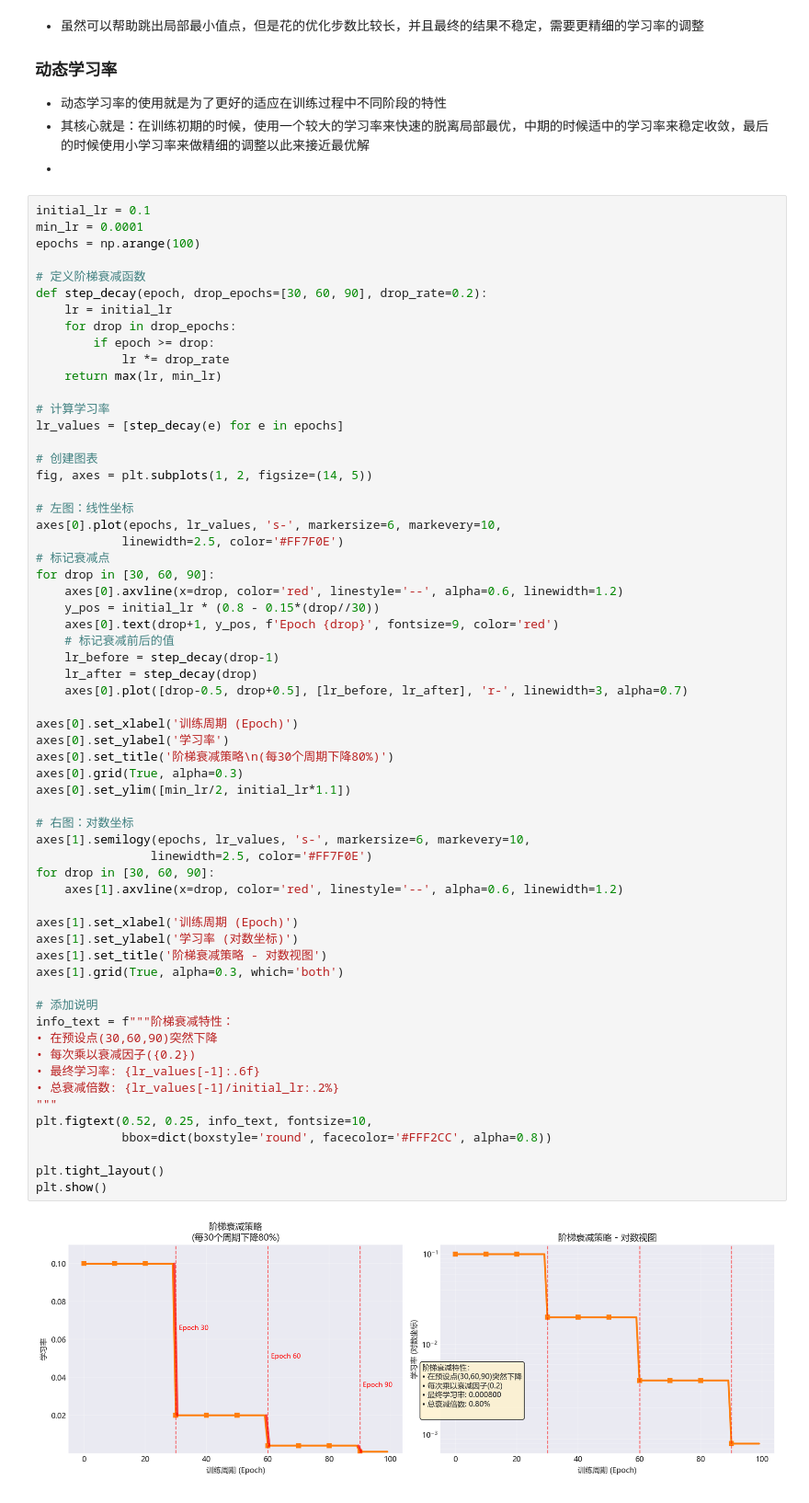
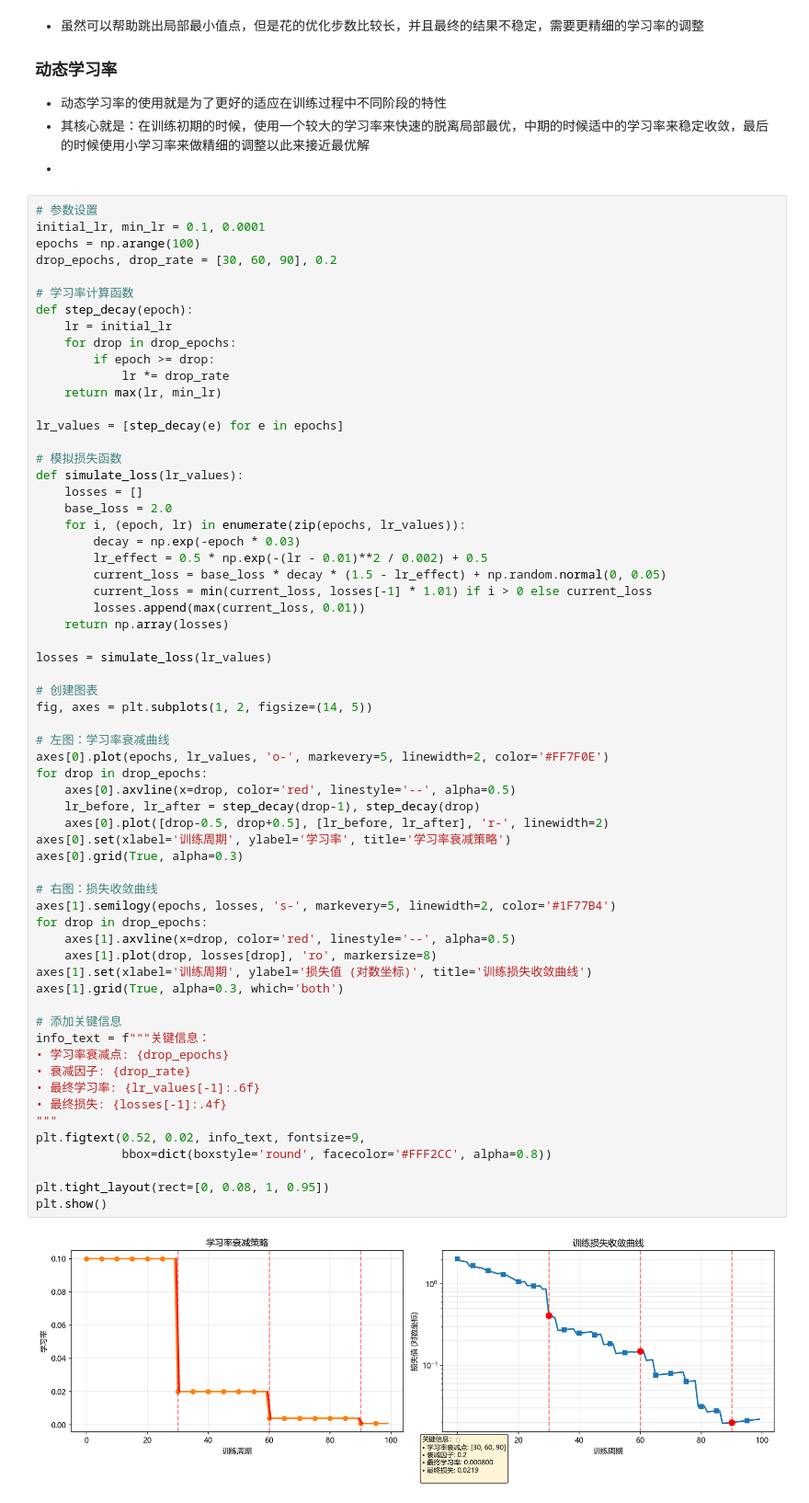
Before and after one commit to XSJWF/DLL, a Jupyter notebook: notebooks/DL_10.ipynb, the cells around one changed output. Shown at 92% size. Cells and saved outputs as stored; diff of their text form.

```diff
--- a/notebooks/DL_10.ipynb
+++ b/notebooks/DL_10.ipynb
@@ -610,66 +610,67 @@ epoch 50, x1: -0.002692, x2: -0.148831
 - 其核心就是：在训练初期的时候，使用一个较大的学习率来快速的脱离局部最优，中期的时候适中的学习率来稳定收敛，最后的时候使用小学习率来做精细的调整以此来接近最优解
 -
 # %%
-initial_lr = 0.1
-min_lr = 0.0001
+# 参数设置
+initial_lr, min_lr = 0.1, 0.0001
 epochs = np.arange(100)
+drop_epochs, drop_rate = [30, 60, 90], 0.2
 
-# 定义阶梯衰减函数
-def step_decay(epoch, drop_epochs=[30, 60, 90], drop_rate=0.2):
+# 学习率计算函数
+def step_decay(epoch):
     lr = initial_lr
     for drop in drop_epochs:
         if epoch >= drop:
             lr *= drop_rate
     return max(lr, min_lr)
 
-# 计算学习率
 lr_values = [step_decay(e) for e in epochs]
+
+# 模拟损失函数
+def simulate_loss(lr_values):
+    losses = []
+    base_loss = 2.0
+    for i, (epoch, lr) in enumerate(zip(epochs, lr_values)):
+        decay = np.exp(-epoch * 0.03)
+        lr_effect = 0.5 * np.exp(-(lr - 0.01)**2 / 0.002) + 0.5
+        current_loss = base_loss * decay * (1.5 - lr_effect) + np.random.normal(0, 0.05)
+        current_loss = min(current_loss, losses[-1] * 1.01) if i > 0 else current_loss
+        losses.append(max(current_loss, 0.01))
+    return np.array(losses)
+
+losses = simulate_loss(lr_values)
 
 # 创建图表
 fig, axes = plt.subplots(1, 2, figsize=(14, 5))
 
-# 左图：线性坐标
-axes[0].plot(epochs, lr_values, 's-', markersize=6, markevery=10,
-            linewidth=2.5, color='#FF7F0E')
-# 标记衰减点
-for drop in [30, 60, 90]:
-    axes[0].axvline(x=drop, color='red', linestyle='--', alpha=0.6, linewidth=1.2)
-    y_pos = initial_lr * (0.8 - 0.15*(drop//30))
-    axes[0].text(drop+1, y_pos, f'Epoch {drop}', fontsize=9, color='red')
-    # 标记衰减前后的值
-    lr_before = step_decay(drop-1)
-    lr_after = step_decay(drop)
-    axes[0].plot([drop-0.5, drop+0.5], [lr_before, lr_after], 'r-', linewidth=3, alpha=0.7)
+# 左图：学习率衰减曲线
+axes[0].plot(epochs, lr_values, 'o-', markevery=5, linewidth=2, color='#FF7F0E')
+for drop in drop_epochs:
+    axes[0].axvline(x=drop, color='red', linestyle='--', alpha=0.5)
+    lr_before, lr_after = step_decay(drop-1), step_decay(drop)
+    axes[0].plot([drop-0.5, drop+0.5], [lr_before, lr_after], 'r-', linewidth=2)
+axes[0].set(xlabel='训练周期', ylabel='学习率', title='学习率衰减策略')
+axes[0].grid(True, alpha=0.3)
 
-axes[0].set_xlabel('训练周期 (Epoch)')
-axes[0].set_ylabel('学习率')
-axes[0].set_title('阶梯衰减策略\n(每30个周期下降80%)')
-axes[0].grid(True, alpha=0.3)
-axes[0].set_ylim([min_lr/2, initial_lr*1.1])
-
-# 右图：对数坐标
-axes[1].semilogy(epochs, lr_values, 's-', markersize=6, markevery=10,
-                linewidth=2.5, color='#FF7F0E')
-for drop in [30, 60, 90]:
-    axes[1].axvline(x=drop, color='red', linestyle='--', alpha=0.6, linewidth=1.2)
-
-axes[1].set_xlabel('训练周期 (Epoch)')
-axes[1].set_ylabel('学习率 (对数坐标)')
-axes[1].set_title('阶梯衰减策略 - 对数视图')
+# 右图：损失收敛曲线
+axes[1].semilogy(epochs, losses, 's-', markevery=5, linewidth=2, color='#1F77B4')
+for drop in drop_epochs:
+    axes[1].axvline(x=drop, color='red', linestyle='--', alpha=0.5)
+    axes[1].plot(drop, losses[drop], 'ro', markersize=8)
+axes[1].set(xlabel='训练周期', ylabel='损失值 (对数坐标)', title='训练损失收敛曲线')
 axes[1].grid(True, alpha=0.3, which='both')
 
-# 添加说明
-info_text = f"""阶梯衰减特性：
-• 在预设点(30,60,90)突然下降
-• 每次乘以衰减因子({0.2})
+# 添加关键信息
+info_text = f"""关键信息：
+• 学习率衰减点: {drop_epochs}
+• 衰减因子: {drop_rate}
 • 最终学习率: {lr_values[-1]:.6f}
-• 总衰减倍数: {lr_values[-1]/initial_lr:.2%}
+• 最终损失: {losses[-1]:.4f}
 """
-plt.figtext(0.52, 0.25, info_text, fontsize=10,
+plt.figtext(0.52, 0.02, info_text, fontsize=9,
             bbox=dict(boxstyle='round', facecolor='#FFF2CC', alpha=0.8))
 
-plt.tight_layout()
+plt.tight_layout(rect=[0, 0.08, 1, 0.95])
 plt.show()
 # %% [output]
-[figure, old version]
+[figure, new version]
 # %%
```
Also changed, not shown: parts of 5 cells of this notebook.
